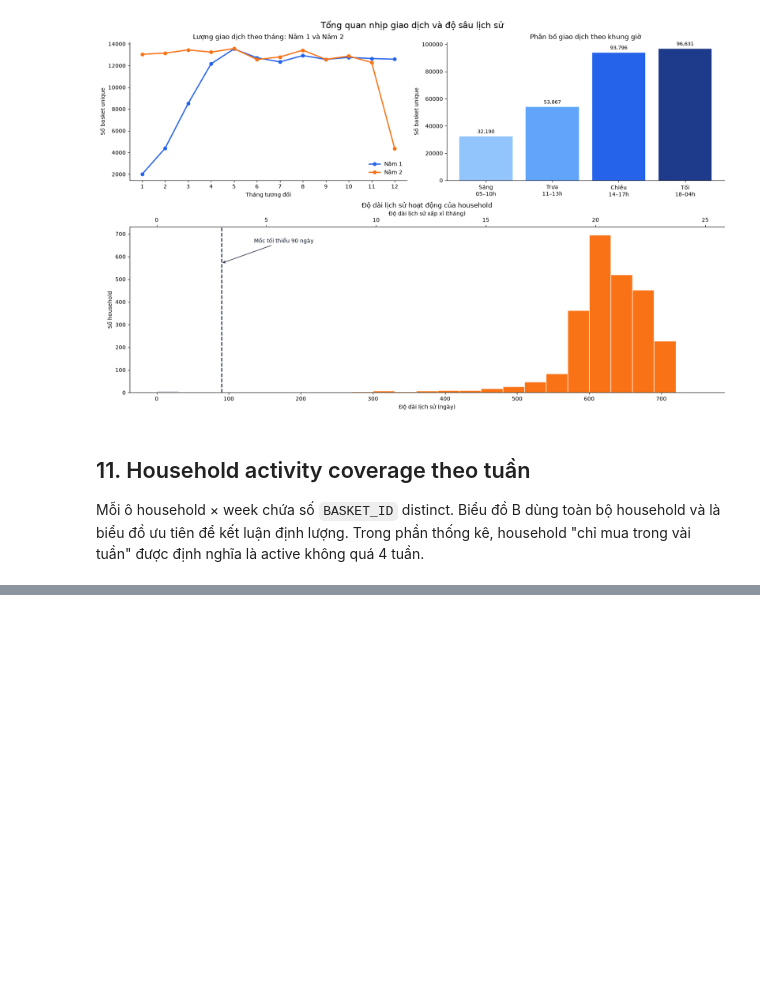
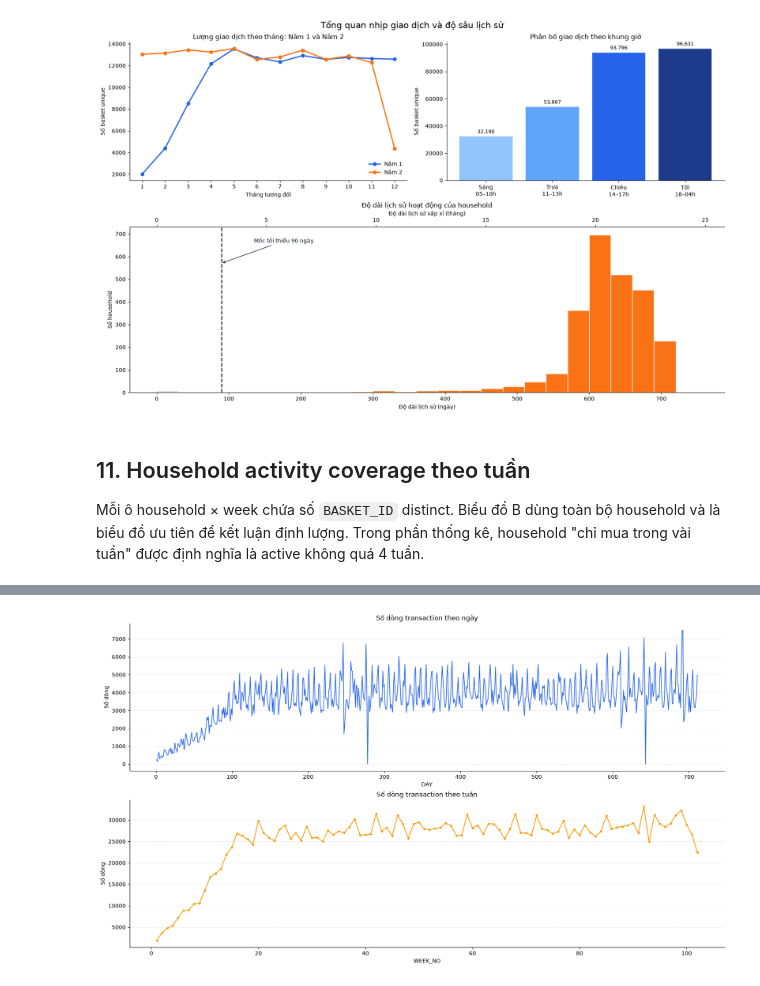
Before and after one commit to manhhungtr211/Propensity---Dunnhumby, a Jupyter notebook: notebooks/03_deep_dive_temporal.ipynb, the cells around one changed output, grey strips where cells are left out. Cells and saved outputs as stored; diff of their text form; code cells hidden in the pictures; blank space fills up the shorter version.

```diff
--- a/notebooks/03_deep_dive_temporal.ipynb
+++ b/notebooks/03_deep_dive_temporal.ipynb
@@ -53,7 +35,7 @@ Mỗi ô household × week chứa số `BASKET_ID` distinct. Biểu đồ B dùn
 # %%
 transaction_baskets = pd.read_csv(
     raw_dir / "transaction_data.csv",
-    usecols=["household_key", "BASKET_ID", "DAY", "WEEK_NO"],
+    usecols=["household_key", "BASKET_ID", "DAY", "WEEK_NO", "TRANS_TIME"],
 )
 
 coverage_household_week = (
@@ -233,0 +207,74 @@ active_week_metrics
+# %%
+transaction_rows_by_day = (
+    transaction_baskets
+    .dropna(subset=["DAY"])
+    .groupby("DAY")
+    .size()
+    .reindex(
+        range(
+            int(transaction_baskets["DAY"].min()),
+            int(transaction_baskets["DAY"].max()) + 1,
+        ),
+        fill_value=0,
+    )
+    .rename("n_rows")
+)
+transaction_rows_by_day.index.name = "DAY"
+
+transaction_rows_by_week = (
+    transaction_baskets
+    .dropna(subset=["WEEK_NO"])
+    .groupby("WEEK_NO")
+    .size()
+    .reindex(
+        range(
+            int(transaction_baskets["WEEK_NO"].min()),
+            int(transaction_baskets["WEEK_NO"].max()) + 1,
+        ),
+        fill_value=0,
+    )
+    .rename("n_rows")
+)
+transaction_rows_by_week.index.name = "WEEK_NO"
+
+transaction_row_counts = pd.concat(
+    {
+        "by_day": transaction_rows_by_day.describe(),
+        "by_week": transaction_rows_by_week.describe(),
+    },
+    axis=1,
+)
+display(transaction_row_counts)
+
+transaction_time_figure, transaction_time_axes = plt.subplots(
+    2, 1, figsize=(16, 9), layout="constrained"
+)
+transaction_time_axes[0].plot(
+    transaction_rows_by_day.index,
+    transaction_rows_by_day.values,
+    color="#2563EB",
+    linewidth=1.2,
+)
+transaction_time_axes[0].set(
+    title="Số dòng transaction theo ngày",
+    xlabel="DAY",
+    ylabel="Số dòng",
+)
+transaction_time_axes[1].plot(
+    transaction_rows_by_week.index,
+    transaction_rows_by_week.values,
+    color="#F59E0B",
+    marker="o",
+    markersize=3,
+    linewidth=1.5,
+)
+transaction_time_axes[1].set(
+    title="Số dòng transaction theo tuần",
+    xlabel="WEEK_NO",
+    ylabel="Số dòng",
+)
+for axis in transaction_time_axes:
+    axis.spines[["top", "right"]].set_visible(False)
+    axis.grid(axis="y", linestyle="--", alpha=0.3)
+plt.show()
+# %% [output]
@@ -233,0 +290 @@ active_week_metrics
+[figure, added]
```
Also changed, not shown: parts of 11 cells of this notebook, 7 other files.
